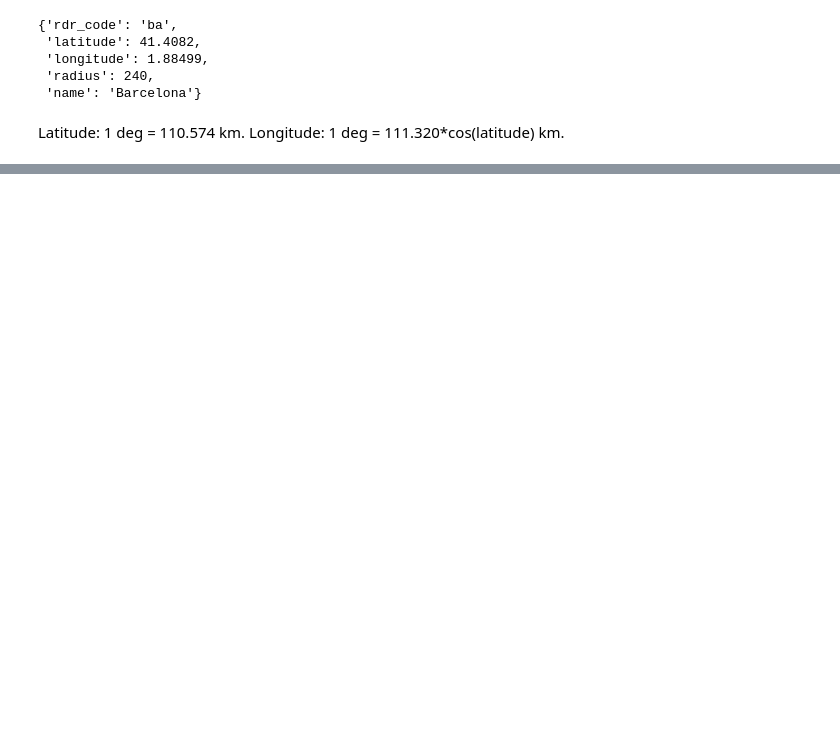
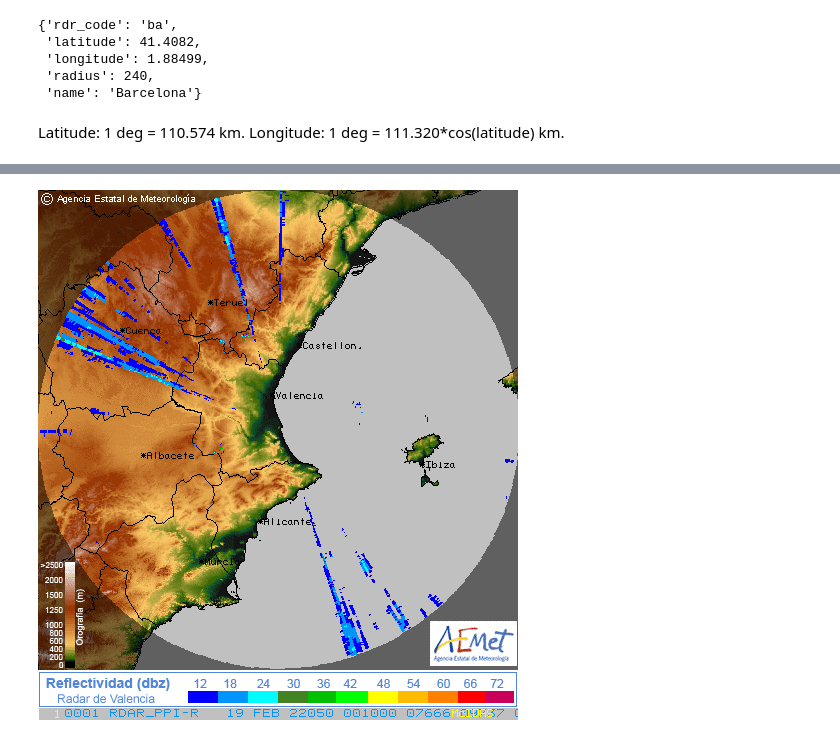
Before and after one commit to melihkurtaran/DNA_hackathon, a Jupyter notebook: MainCode.ipynb, the cells around one changed output, grey strips where cells are left out. Drawn from its saved outputs; the diff is of its cells as text; code cells hidden in the pictures; blank space fills up the shorter version.

```diff
--- a/MainCode.ipynb
+++ b/MainCode.ipynb
@@ -109,0 +172,5 @@ frame_long_diff = 1/(111.320*np.cos(ba_data['latitude']))
+# %%
+image_frame = np.array(np_frames[0])
+cv2_imshow(image_frame)
+# %% [output]
+[figure, added]
```
Also changed, not shown: parts of 20 cells of this notebook.
